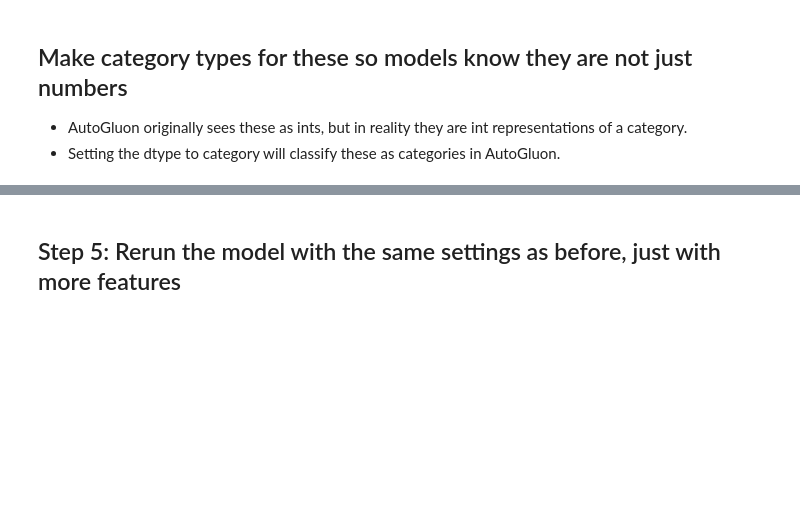
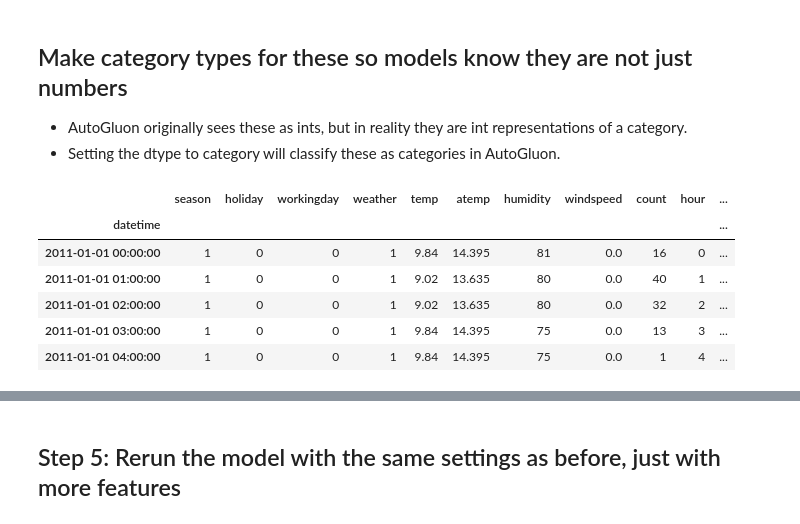
Before and after one commit to schalafi/Predict-Bike-Sharing-Demand-with-Machine-Learning, a Jupyter notebook: project/project-template.ipynb, the cells around one changed output, grey strips where cells are left out. Saved outputs shown, nothing was run; the diff lists cells and outputs as text; code cells hidden in the pictures; blank space fills up the shorter version.

```diff
--- a/project/project-template.ipynb
+++ b/project/project-template.ipynb
@@ -342,7 +684,17 @@ test[?] = ?
 * AutoGluon originally sees these as ints, but in reality they are int representations of a category.
 * Setting the dtype to category will classify these as categories in AutoGluon.
 # %%
-train["season"] = ?
-train["weather"] = ?
-test["season"] = ?
-test["weather"] = ?
+train["season"] = train["season"].astype("category")
+train["weather"] = train["weather"].astype("category")
+test["season"] = test["season"].astype("category")
+test["weather"] = test["weather"].astype("category")
+# %%
+train.head()
+# %% [output]
+|  | season | holiday | workingday | weather | temp | atemp | humidity | windspeed | count | hour | ... |
+| datetime |  |  |  |  |  |  |  |  |  |  | ... |
+| 2011-01-01 00:00:00 | 1 | 0 | 0 | 1 | 9.84 | 14.395 | 81 | 0.0 | 16 | 0 | ... |
+| 2011-01-01 01:00:00 | 1 | 0 | 0 | 1 | 9.02 | 13.635 | 80 | 0.0 | 40 | 1 | ... |
+| 2011-01-01 02:00:00 | 1 | 0 | 0 | 1 | 9.02 | 13.635 | 80 | 0.0 | 32 | 2 | ... |
+| 2011-01-01 03:00:00 | 1 | 0 | 0 | 1 | 9.84 | 14.395 | 75 | 0.0 | 13 | 3 | ... |
+| 2011-01-01 04:00:00 | 1 | 0 | 0 | 1 | 9.84 | 14.395 | 75 | 0.0 | 1 | 4 | ... |
```
Also changed, not shown: parts of 37 cells of this notebook.
